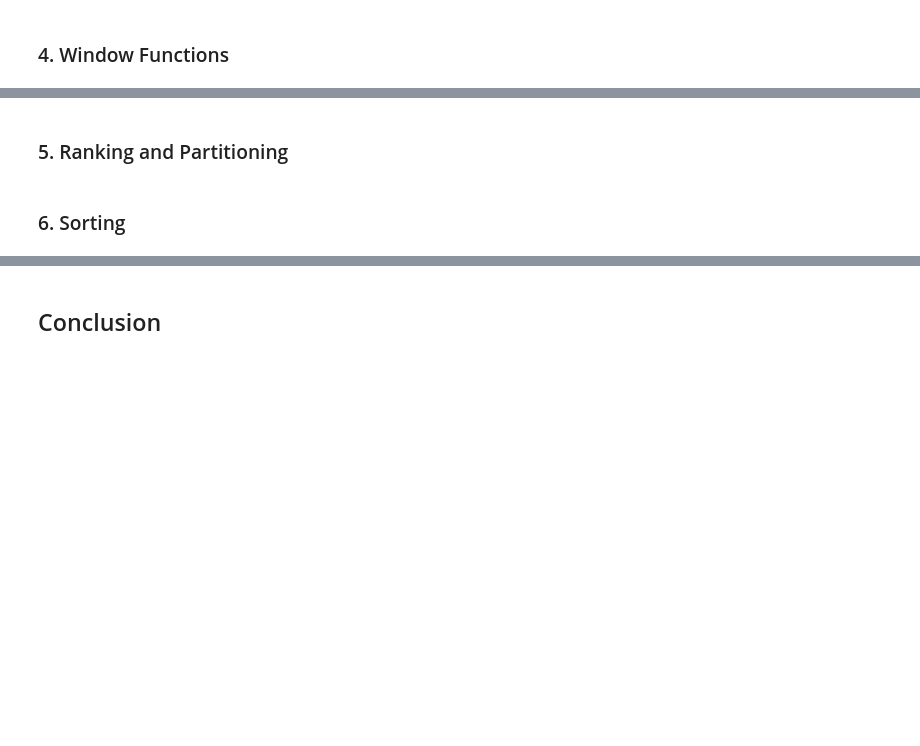
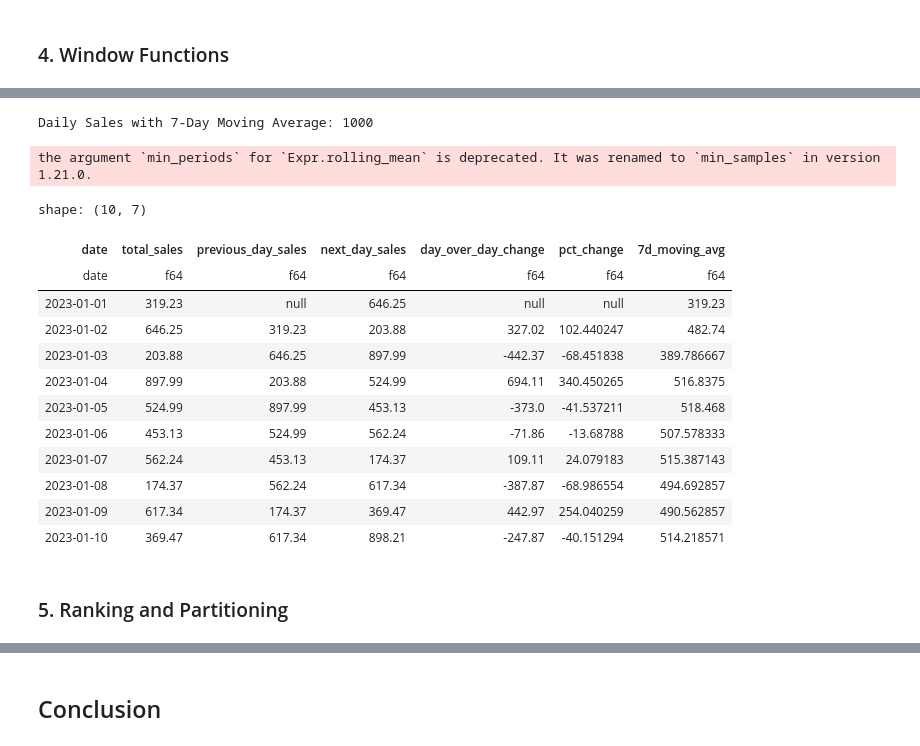
Before and after one commit to chrimaho/querying-data, a Jupyter notebook: src/querying_data/notebooks/querying.ipynb, the cells around one changed output, grey strips where cells are left out. Drawn from its saved outputs; the diff is of its cells as text; code cells hidden in the pictures; blank space fills up the shorter version.

```diff
--- a/src/querying_data/notebooks/querying.ipynb
+++ b/src/querying_data/notebooks/querying.ipynb
@@ -1322,2 +1644,15 @@ only showing top 10 rows
 # %% [markdown]
 ### 4. Window Functions
+# %%
+# Convert date column to date type if not already
+df_sales_pl = df_sales_pl.with_columns(pl.col("date").cast(pl.Date))
+# %%
+daily_sales = (
+    df_sales_pl.group_by("date")
+    .agg(
+        pl.col("sales_amount").sum().alias("total_sales"),
+    )
+    .sort("date")
+)
+print(f"Daily Sales Summary: {len(daily_sales)}")
+display(daily_sales.head(10))
@@ -1323,0 +1674,8 @@ only showing top 10 rows
+# %%
+# Calculate lead and lag
+daily_sales = daily_sales.with_columns(
+    pl.col("total_sales").shift(1).alias("previous_day_sales"),
+    pl.col("total_sales").shift(-1).alias("next_day_sales"),
+)
+print(f"Daily Sales with Lead and Lag: {len(daily_sales)}")
+display(daily_sales.head(10))
@@ -1323,0 +1697,8 @@ only showing top 10 rows
+# %%
+# Calculate day-over-day change
+daily_sales = daily_sales.with_columns(
+    (pl.col("total_sales") - pl.col("previous_day_sales")).alias("day_over_day_change"),
+    (pl.col("total_sales") / pl.col("previous_day_sales") - 1).alias("pct_change") * 100,
+)
+print(f"Daily Sales with Day-over-Day Change: {len(daily_sales)}")
+display(daily_sales.head(10))
@@ -1323,0 +1720,23 @@ only showing top 10 rows
+# %%
+# Calculate 7-day moving average
+daily_sales = daily_sales.with_columns(
+    pl.col("total_sales").rolling_mean(window_size=7, min_periods=1).alias("7d_moving_avg"),
+)
+print(f"Daily Sales with 7-Day Moving Average: {len(daily_sales)}")
+display(daily_sales.head(10))
+# %% [output]
+Daily Sales with 7-Day Moving Average: 1000
+the argument `min_periods` for `Expr.rolling_mean` is deprecated. It was renamed to `min_samples` in version 1.21.0.
+shape: (10, 7)
+| date | total_sales | previous_day_sales | next_day_sales | day_over_day_change | pct_change | 7d_moving_avg |
+| date | f64 | f64 | f64 | f64 | f64 | f64 |
+| 2023-01-01 | 319.23 | null | 646.25 | null | null | 319.23 |
+| 2023-01-02 | 646.25 | 319.23 | 203.88 | 327.02 | 102.440247 | 482.74 |
+| 2023-01-03 | 203.88 | 646.25 | 897.99 | -442.37 | -68.451838 | 389.786667 |
+| 2023-01-04 | 897.99 | 203.88 | 524.99 | 694.11 | 340.450265 | 516.8375 |
+| 2023-01-05 | 524.99 | 897.99 | 453.13 | -373.0 | -41.537211 | 518.468 |
+| 2023-01-06 | 453.13 | 524.99 | 562.24 | -71.86 | -13.68788 | 507.578333 |
+| 2023-01-07 | 562.24 | 453.13 | 174.37 | 109.11 | 24.079183 | 515.387143 |
+| 2023-01-08 | 174.37 | 562.24 | 617.34 | -387.87 | -68.986554 | 494.692857 |
+| 2023-01-09 | 617.34 | 174.37 | 369.47 | 442.97 | 254.040259 | 490.562857 |
+| 2023-01-10 | 369.47 | 617.34 | 898.21 | -247.87 | -40.151294 | 514.218571 |
@@ -1324,4 +1771,2 @@ only showing top 10 rows
 # %% [markdown]
 ### 5. Ranking and Partitioning
-# %% [markdown]
-### 6. Sorting
```
Also changed, not shown: parts of 27 cells of this notebook, 1 other file.
